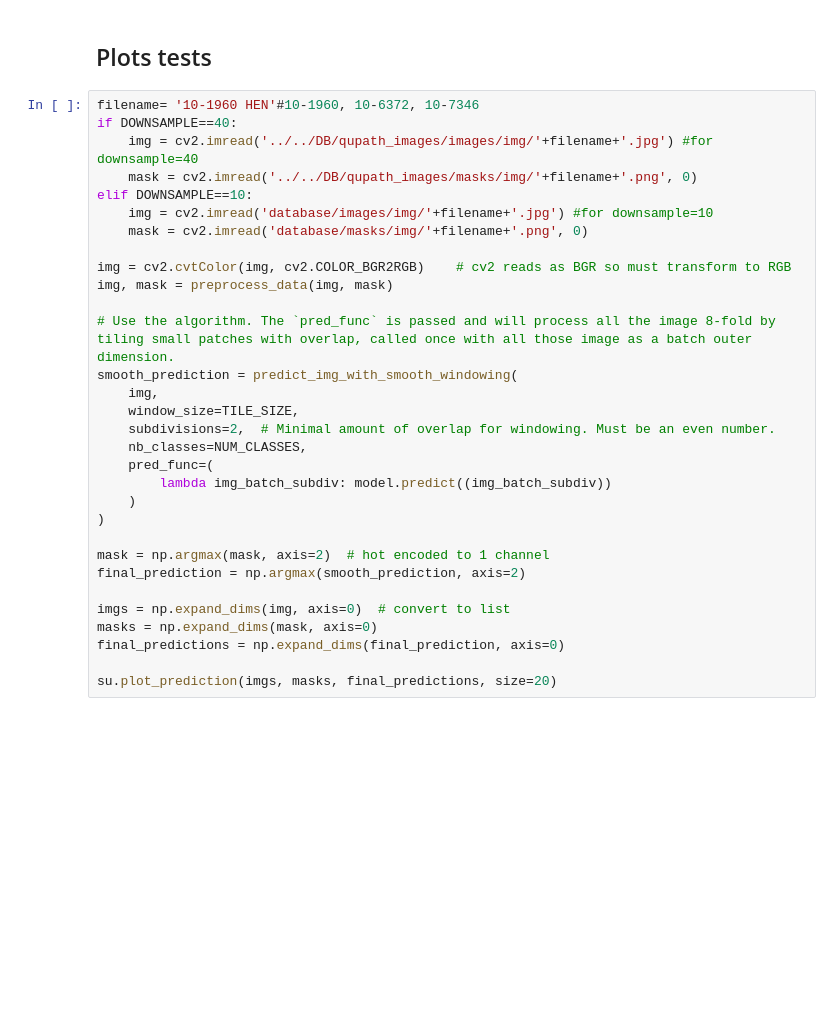
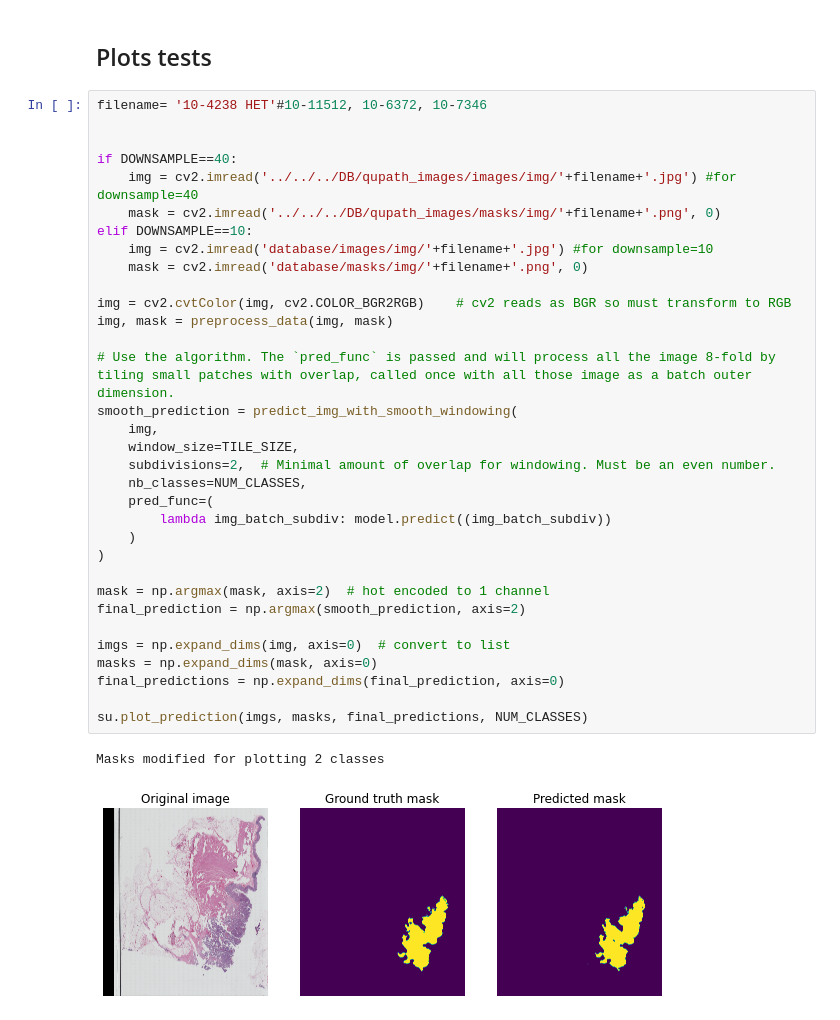
Before and after one commit to julenbhy/biomedical_image_segmentation, a Jupyter notebook: tumor_segmentation/tiled_tumor_segmentator.ipynb, the cells around one changed output. Saved outputs shown, nothing was run; the diff lists cells and outputs as text; blank space fills up the shorter version.

```diff
--- a/tumor_segmentation/tiled_tumor_segmentator.ipynb
+++ b/tumor_segmentation/tiled_tumor_segmentator.ipynb
@@ -295,33 +289,38 @@ su.plot_prediction(test_images, test_masks, prediction)
 # %% [markdown]
 ## Plots tests
 # %%
-filename= '10-1960 HEN'#10-1960, 10-6372, 10-7346
+filename= '10-4238 HET'#10-11512, 10-6372, 10-7346
+
+
 if DOWNSAMPLE==40:
-    img = cv2.imread('../../DB/qupath_images/images/img/'+filename+'.jpg') #for downsample=40
-    mask = cv2.imread('../../DB/qupath_images/masks/img/'+filename+'.png', 0)
+    img = cv2.imread('../../../DB/qupath_images/images/img/'+filename+'.jpg') #for downsample=40
+    mask = cv2.imread('../../../DB/qupath_images/masks/img/'+filename+'.png', 0)
 elif DOWNSAMPLE==10:
     img = cv2.imread('database/images/img/'+filename+'.jpg') #for downsample=10
     mask = cv2.imread('database/masks/img/'+filename+'.png', 0)
 
 img = cv2.cvtColor(img, cv2.COLOR_BGR2RGB)    # cv2 reads as BGR so must transform to RGB
 img, mask = preprocess_data(img, mask)
 
 # Use the algorithm. The `pred_func` is passed and will process all the image 8-fold by tiling small patches with overlap, called once with all those image as a batch outer dimension.
 smooth_prediction = predict_img_with_smooth_windowing(
     img,
     window_size=TILE_SIZE,
     subdivisions=2,  # Minimal amount of overlap for windowing. Must be an even number.
     nb_classes=NUM_CLASSES,
     pred_func=(
         lambda img_batch_subdiv: model.predict((img_batch_subdiv))
     )
 )
 
 mask = np.argmax(mask, axis=2)  # hot encoded to 1 channel
 final_prediction = np.argmax(smooth_prediction, axis=2)
 
 imgs = np.expand_dims(img, axis=0)  # convert to list
 masks = np.expand_dims(mask, axis=0)
 final_predictions = np.expand_dims(final_prediction, axis=0)
 
-su.plot_prediction(imgs, masks, final_predictions, size=20)
+su.plot_prediction(imgs, masks, final_predictions, NUM_CLASSES)
+# %% [output]
+Masks modified for plotting 2 classes
+[figure, added]
```
Also changed, not shown: parts of 11 cells of this notebook, 4 other files.
